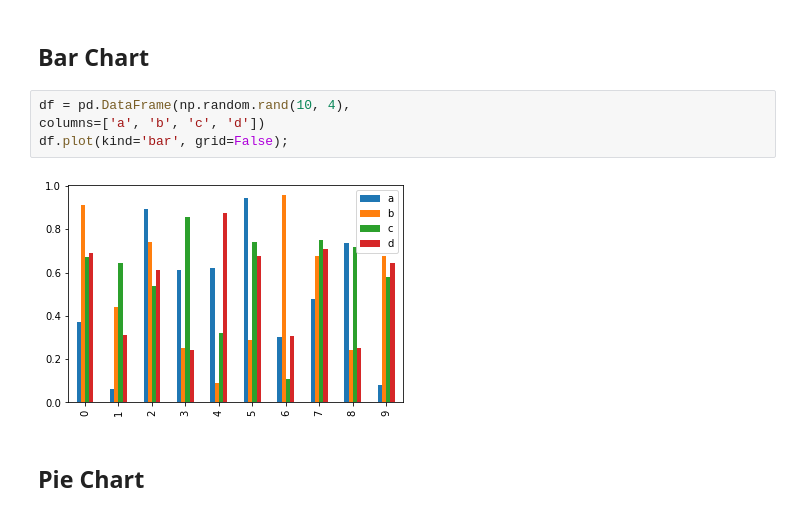
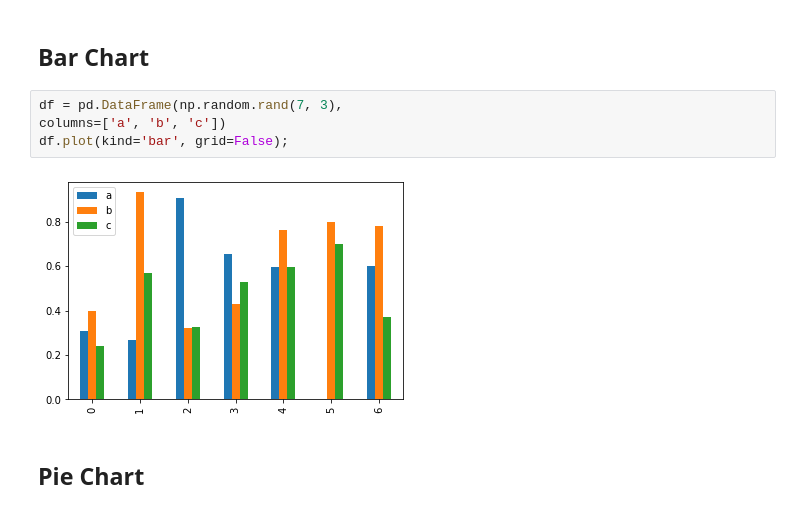
Before and after one commit to thomas-haslwanter/sapy, a Jupyter notebook: ipynbs/4_DataDisplay.ipynb, the cells around one changed output. Drawn from its saved outputs; the diff is of its cells as text.

```diff
--- a/ipynbs/4_DataDisplay.ipynb
+++ b/ipynbs/4_DataDisplay.ipynb
@@ -43,11 +66,11 @@ plt.boxplot(x);
 # %% [markdown]
 ## Bar Chart
 # %%
-df = pd.DataFrame(np.random.rand(10, 4),
-columns=['a', 'b', 'c', 'd'])
+df = pd.DataFrame(np.random.rand(7, 3),
+columns=['a', 'b', 'c'])
 df.plot(kind='bar', grid=False);
 # %% [output]
-[figure, old version]
+[figure, new version]
 # %% [markdown]
 ## Pie Chart
 # %%
```
Also changed, not shown: parts of 9 cells of this notebook, 2 other files.
